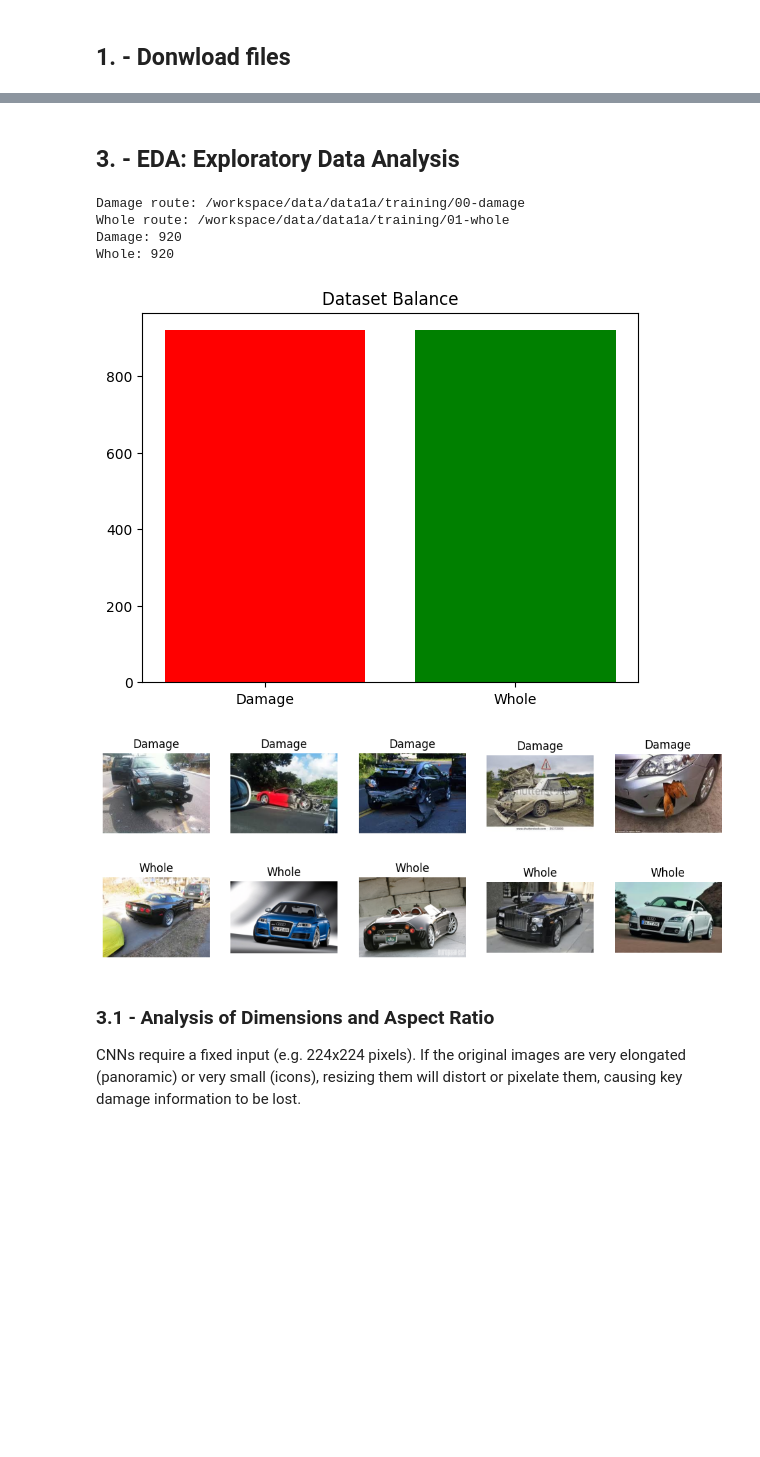
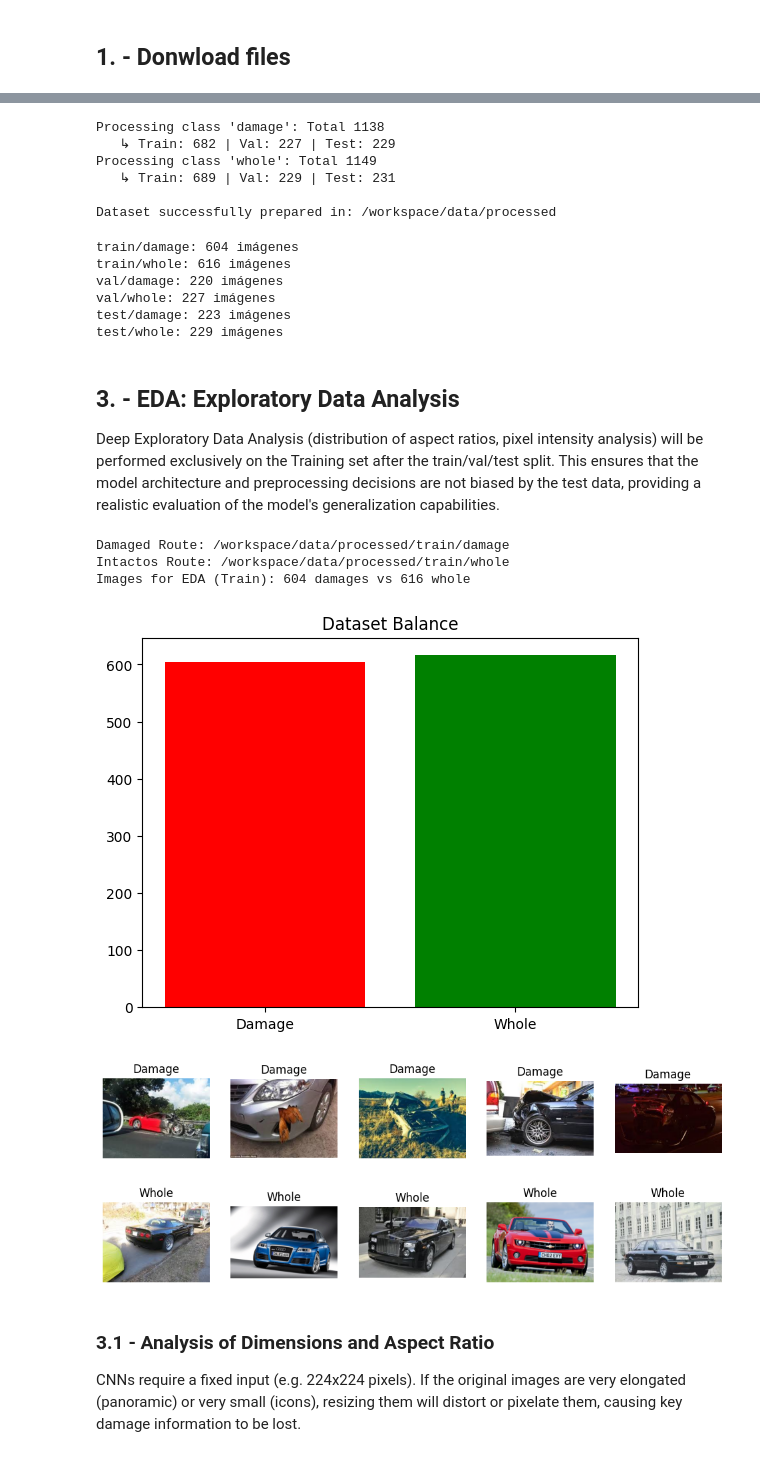
Before and after one commit to jllorentes/machine-learning-zoomcamp_capstone_project, a Jupyter notebook: notebooks/eda.ipynb, the cells around one changed output, grey strips where cells are left out. Cells and saved outputs as stored; diff of their text form; code cells hidden in the pictures; blank space fills up the shorter version.

Commit message:
EDA updated with the random split to train, val, test

```diff
--- a/notebooks/eda.ipynb
+++ b/notebooks/eda.ipynb
@@ -37,3 +22,16 @@ Looking for Kaggle key in: /workspace/kaggle.json
+# %%
+# --- SETTINGS ---
+PROJECT_ROOT = Path("/workspace")
+RAW_DATA_DIR = PROJECT_ROOT / "data" / "raw_temp"
+PROCESSED_DATA_DIR = PROJECT_ROOT / "data" / "processed"
+
+TRAIN_RATIO = 0.6
+VAL_RATIO = 0.2
+TEST_RATIO = 0.2
+
+SEED = 42 # For reproducibility
+
+os.environ['KAGGLE_CONFIG_DIR'] = str(PROJECT_ROOT)
 # %% [markdown]
 ## 1. - Donwload files
 # %%
@@ -123,5 +226,28 @@ Finished data: 2300 valid, 0 eliminated.
+# %%
+create_splits()
+# %% [output]
+Processing class 'damage': Total 1138
+   ↳ Train: 682 | Val: 227 | Test: 229
+Processing class 'whole': Total 1149
+   ↳ Train: 689 | Val: 229 | Test: 231
+
+Dataset successfully prepared in: /workspace/data/processed
+# %%
+for split in ['train', 'val', 'test']:
+    for label in ['damage', 'whole']:
+        path = PROCESSED_DATA_DIR / split / label
+        count = len(list(path.glob('*')))
+        print(f"{split}/{label}: {count} imágenes")
+# %% [output]
+train/damage: 604 imágenes
+train/whole: 616 imágenes
+val/damage: 220 imágenes
+val/whole: 227 imágenes
+test/damage: 223 imágenes
+test/whole: 229 imágenes
 # %% [markdown]
 ## 3. - EDA: Exploratory Data Analysis
+Deep Exploratory Data Analysis (distribution of aspect ratios, pixel intensity analysis) will be performed exclusively on the Training set after the train/val/test split. This ensures that the model architecture and preprocessing decisions are not biased by the test data, providing a realistic evaluation of the model's generalization capabilities.
 # %%
 def show_samples(folder, title):
     plt.figure(figsize=(12, 4))
@@ -134,32 +260,36 @@ def show_samples(folder, title):
         plt.title(title)
     plt.show()
 # %%
-damage_dir = list(DATA_DIR.glob("**/00-damage"))[0]
-whole_dir = list(DATA_DIR.glob("**/01-whole"))[0]
+TRAIN_PROCESSED_DATA_DIR = PROCESSED_DATA_DIR / "train"
 
-print(f"Damage route: {damage_dir}")
-print(f"Whole route: {whole_dir}")
+damage_dir = TRAIN_PROCESSED_DATA_DIR / "damage"
+whole_dir = TRAIN_PROCESSED_DATA_DIR / "whole"
 
-n_damage = len(list(damage_dir.glob("*")))
-n_whole = len(list(whole_dir.glob("*")))
+if not damage_dir.exists():
+    print(f"Error: I cannot find the folder in {damage_dir}")
+    print(f"Current content of train: {[x.name for x in TRAIN_PROCESSED_DATA_DIR.iterdir()]}")
+else:
+    print(f"Damaged Route: {damage_dir}")
+    print(f"Intactos Route: {whole_dir}")
 
-print(f"Damage: {n_damage}")
-print(f"Whole: {n_whole}")
+    n_damage = len(list(damage_dir.glob("*")))
+    n_whole = len(list(whole_dir.glob("*")))
+    print(f"Images for EDA (Train): {n_damage} damages vs {n_whole} whole")
+
 
 plt.bar(['Damage', 'Whole'], [n_damage, n_whole], color=['red', 'green'])
 plt.title("Dataset Balance")
 plt.show()
 
 show_samples(damage_dir, "Damage")
 show_samples(whole_dir, "Whole")
 # %% [output]
-Damage route: /workspace/data/data1a/training/00-damage
-Whole route: /workspace/data/data1a/training/01-whole
-Damage: 920
-Whole: 920
+Damaged Route: /workspace/data/processed/train/damage
+Intactos Route: /workspace/data/processed/train/whole
+Images for EDA (Train): 604 damages vs 616 whole
-[figure, old version]
+[figure, new version]
-[figure, old version]
+[figure, new version]
-[figure, old version]
+[figure, new version]
 # %% [markdown]
 ### 3.1 - Analysis of Dimensions and Aspect Ratio
 CNNs require a fixed input (e.g. 224x224 pixels). If the original images are very elongated (panoramic) or very small (icons), resizing them will distort or pixelate them, causing key damage information to be lost.
```
Also changed, not shown: parts of 28 cells of this notebook.
